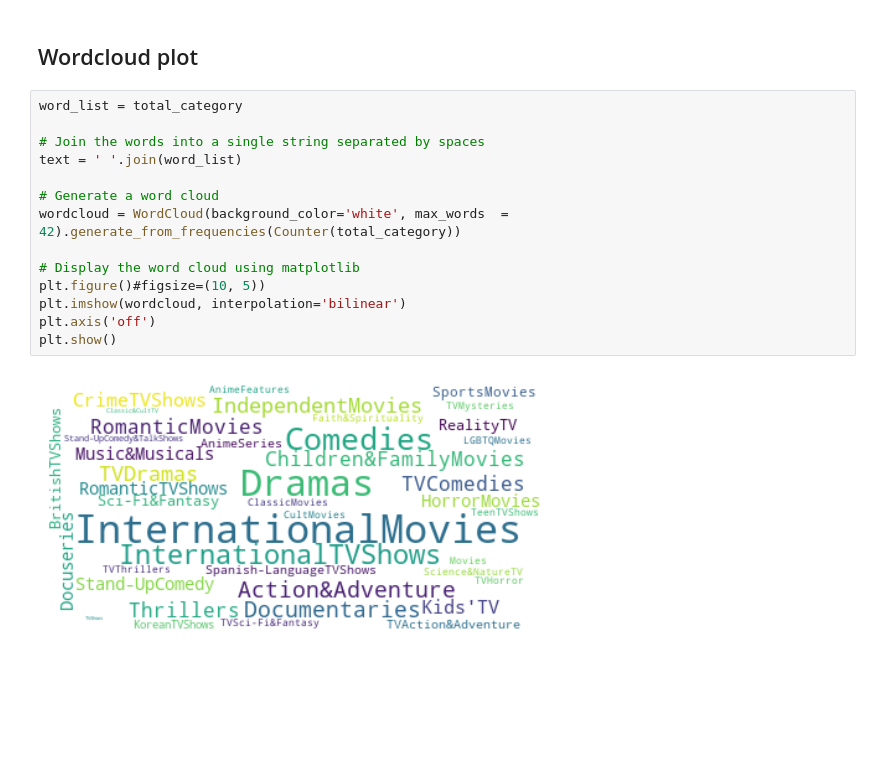
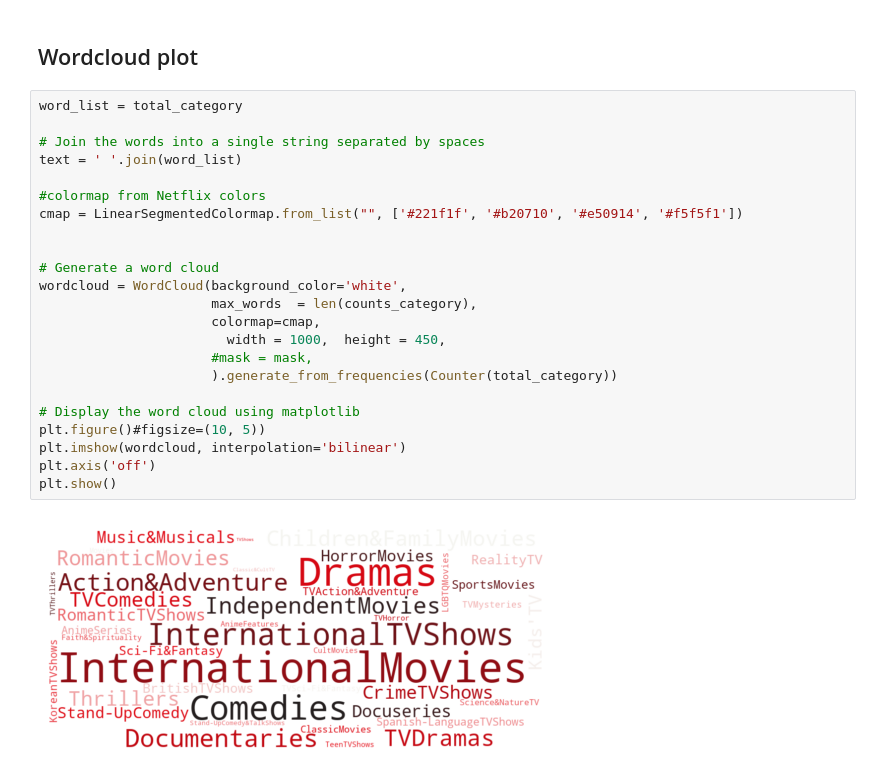
Before and after one commit to Edgar-La/Data_visualization_MoviesTVshows, a Jupyter notebook: Data_visualization.ipynb, the cells around one changed output. Drawn from its saved outputs; the diff is of its cells as text; blank space fills up the shorter version.

Commit message:
wordcloud plot based on category added

```diff
--- a/Data_visualization.ipynb
+++ b/Data_visualization.ipynb
@@ -627,16 +561,25 @@ counts_category
 # %%
 word_list = total_category
 
 # Join the words into a single string separated by spaces
 text = ' '.join(word_list)
 
+#colormap from Netflix colors
+cmap = LinearSegmentedColormap.from_list("", ['#221f1f', '#b20710', '#e50914', '#f5f5f1'])
+
+
 # Generate a word cloud
-wordcloud = WordCloud(background_color='white', max_words  = 42).generate_from_frequencies(Counter(total_category))
+wordcloud = WordCloud(background_color='white',
+                      max_words  = len(counts_category),
+                      colormap=cmap,
+                        width = 1000,  height = 450,
+                      #mask = mask,
+                      ).generate_from_frequencies(Counter(total_category))
 
 # Display the word cloud using matplotlib
 plt.figure()#figsize=(10, 5))
 plt.imshow(wordcloud, interpolation='bilinear')
 plt.axis('off')
 plt.show()
 # %% [output]
-[figure, old version]
+[figure, new version]
```
Also changed, not shown: parts of 9 cells of this notebook.
